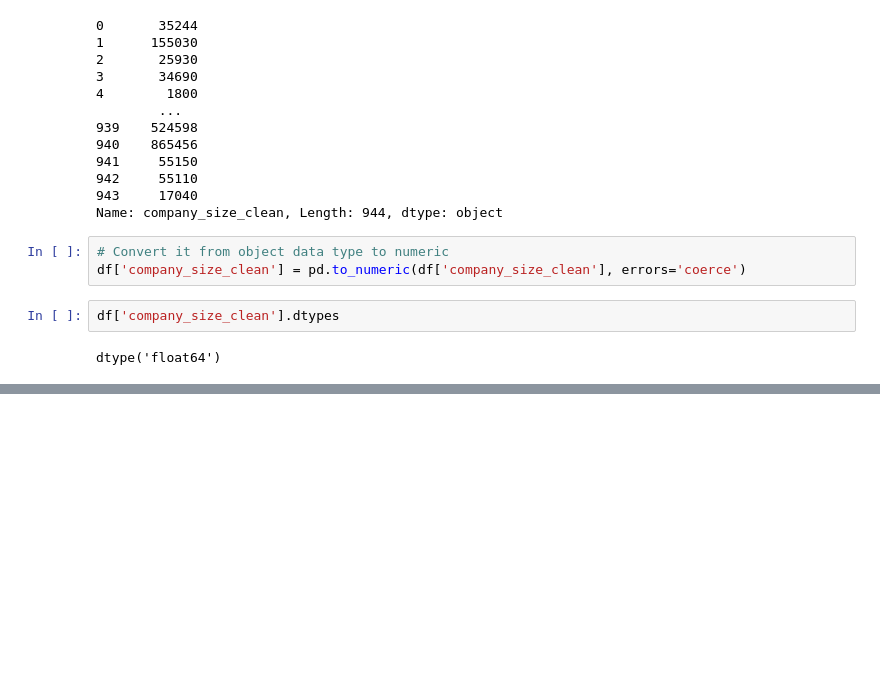
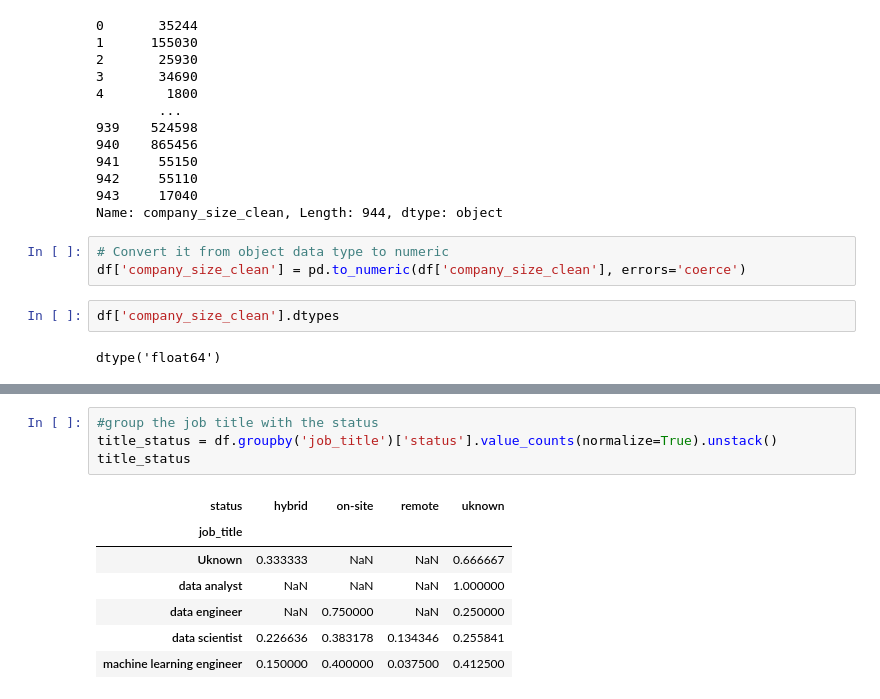
Before and after one commit to Lenmbugua/Analytics-Practice-Datasets, a Jupyter notebook: Data science Jobs.ipynb, the cells around one changed output, grey strips where cells are left out. Cells and saved outputs as stored; diff of their text form; blank space fills up the shorter version.

```diff
--- a/Data science Jobs.ipynb
+++ b/Data science Jobs.ipynb
@@ -460,0 +484,12 @@ KeyError: 'Column not found: company_size)clean'
+# %%
+#group the job title with the status
+title_status = df.groupby('job_title')['status'].value_counts(normalize=True).unstack()
+title_status
+# %% [output]
+| status | hybrid | on-site | remote | uknown |
+| job_title |  |  |  |  |
+| Uknown | 0.333333 | NaN | NaN | 0.666667 |
+| data analyst | NaN | NaN | NaN | 1.000000 |
+| data engineer | NaN | 0.750000 | NaN | 0.250000 |
+| data scientist | 0.226636 | 0.383178 | 0.134346 | 0.255841 |
+| machine learning engineer | 0.150000 | 0.400000 | 0.037500 | 0.412500 |
```
Also changed, not shown: parts of 7 cells of this notebook.
